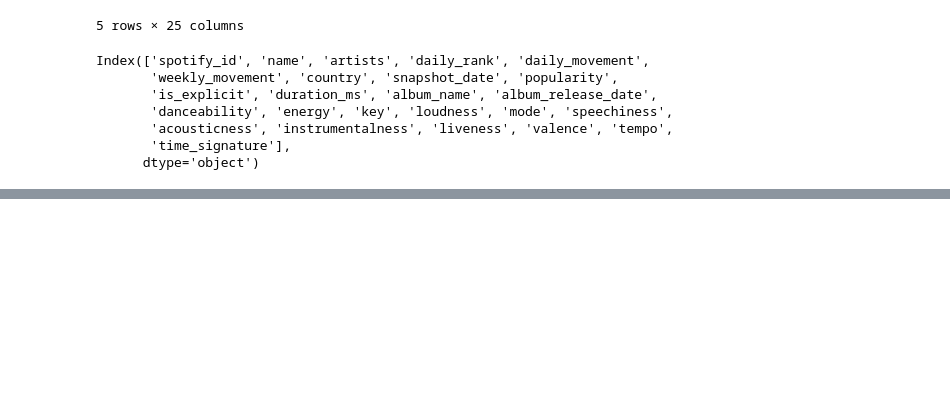
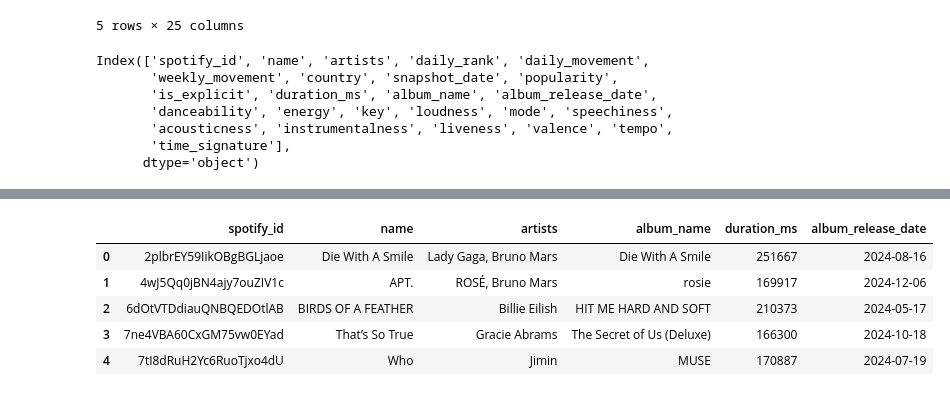
Before and after one commit to nrkahfirhmd/harmonify, a Jupyter notebook: model/training.ipynb, the cells around one changed output, grey strips where cells are left out. Saved outputs shown, nothing was run; the diff lists cells and outputs as text; code cells hidden in the pictures; blank space fills up the shorter version.

```diff
--- a/model/training.ipynb
+++ b/model/training.ipynb
@@ -330,3 +341,14 @@ results.head()
 results.to_csv('results.csv', index=False)
 # %%
 model.save('model.keras')
+# %%
+database = df[['spotify_id', 'name', 'artists', 'album_name', 'duration_ms', 'album_release_date']]
+
+database.head()
+# %% [output]
+|  | spotify_id | name | artists | album_name | duration_ms | album_release_date |
+| 0 | 2plbrEY59IikOBgBGLjaoe | Die With A Smile | Lady Gaga, Bruno Mars | Die With A Smile | 251667 | 2024-08-16 |
+| 1 | 4wJ5Qq0jBN4ajy7ouZIV1c | APT. | ROSÉ, Bruno Mars | rosie | 169917 | 2024-12-06 |
+| 2 | 6dOtVTDdiauQNBQEDOtlAB | BIRDS OF A FEATHER | Billie Eilish | HIT ME HARD AND SOFT | 210373 | 2024-05-17 |
+| 3 | 7ne4VBA60CxGM75vw0EYad | That’s So True | Gracie Abrams | The Secret of Us (Deluxe) | 166300 | 2024-10-18 |
+| 4 | 7tI8dRuH2Yc6RuoTjxo4dU | Who | Jimin | MUSE | 170887 | 2024-07-19 |
```
Also changed, not shown: parts of 15 cells of this notebook, 3 other files.
